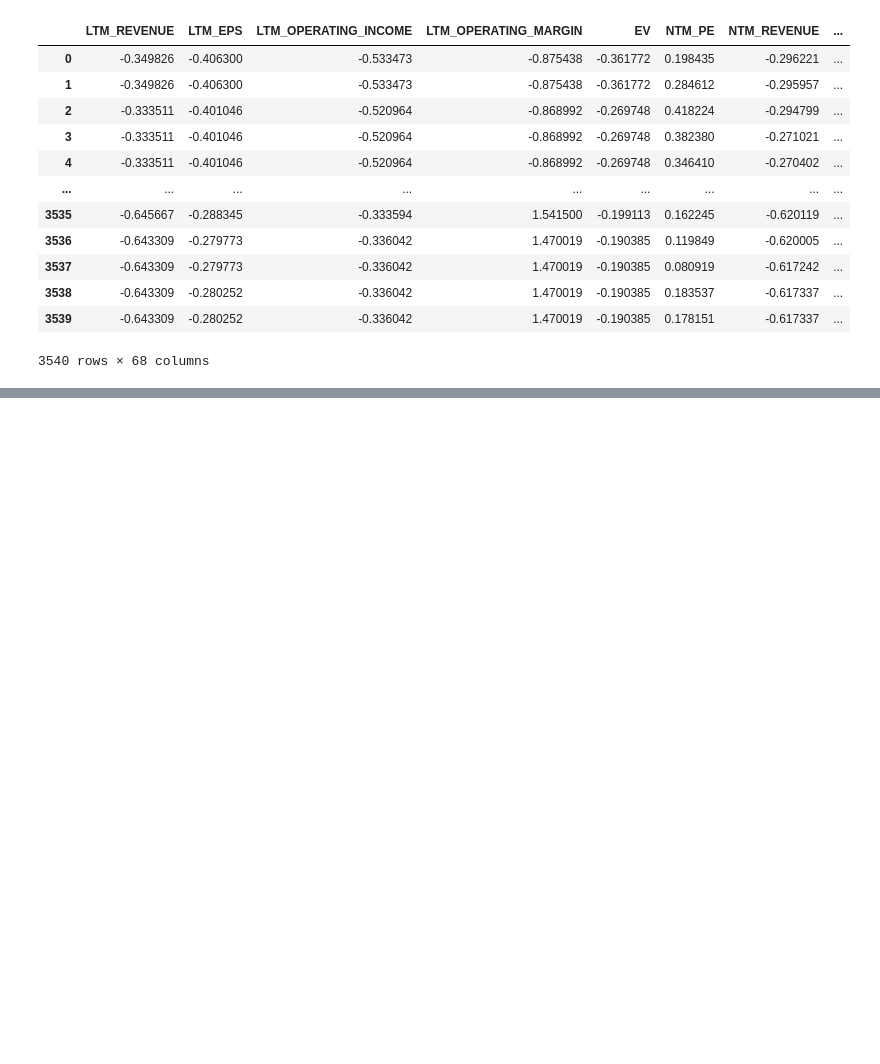
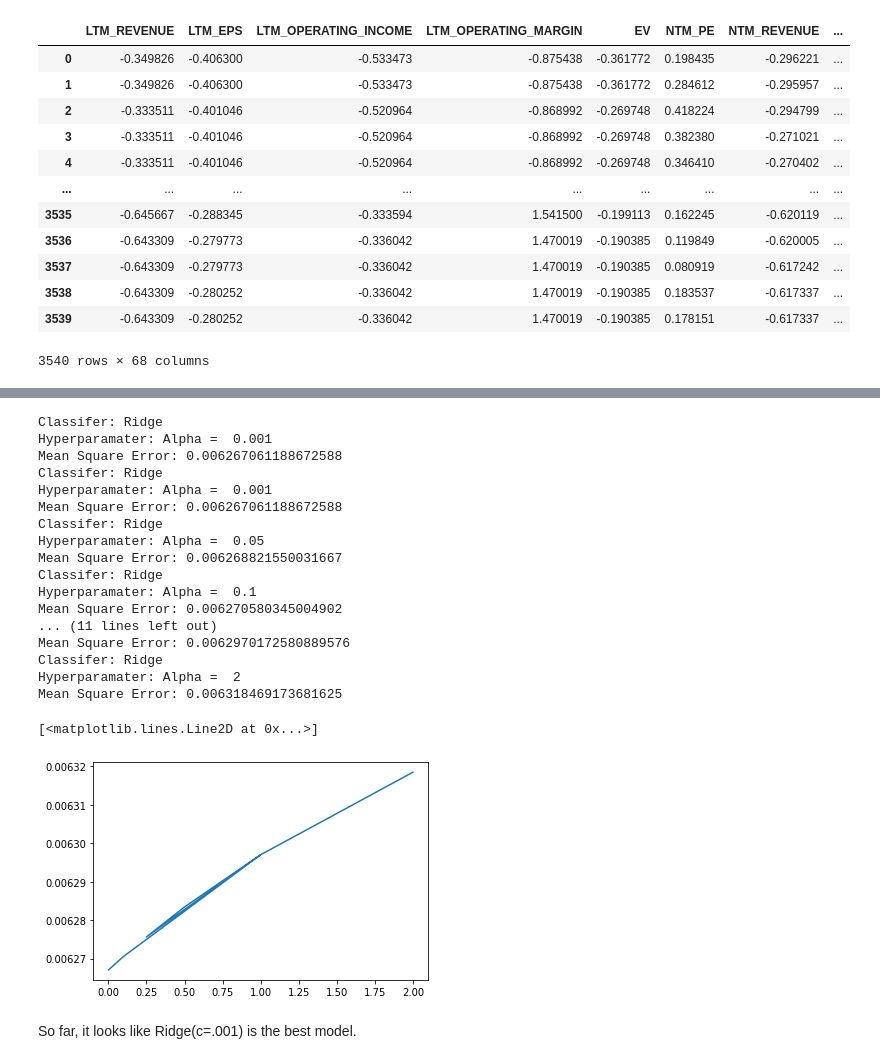
Before and after one commit to abhishekkumar0725/lazard, a Jupyter notebook: model_building.ipynb, the cells around one changed output, grey strips where cells are left out. Cells and saved outputs as stored; diff of their text form; code cells hidden in the pictures; blank space fills up the shorter version.

```diff
--- a/model_building.ipynb
+++ b/model_building.ipynb
@@ -94,0 +108,34 @@ clf_table
+# %%
+ridge_mses= []
+for c in c_values:
+    ridge_pipe = make_pipeline(Ridge(alpha=c))
+    ridge_pipe.fit(x_train, y_train)
+    ridge_prediction = ridge_pipe.predict(x_test)
+    ridge_mse = np.square(np.subtract(ridge_prediction,y_test)).mean()
+    ridge_mses.append(ridge_mse)
+    print('Classifer: Ridge')
+    print('Hyperparamater: Alpha = ', c)
+    print('Mean Square Error:', ridge_mse)
+plt.plot(c_values, ridge_mses)
+# %% [output]
+Classifer: Ridge
+Hyperparamater: Alpha =  0.001
+Mean Square Error: 0.006267061188672588
+Classifer: Ridge
+Hyperparamater: Alpha =  0.001
+Mean Square Error: 0.006267061188672588
+Classifer: Ridge
+Hyperparamater: Alpha =  0.05
+Mean Square Error: 0.006268821550031667
+Classifer: Ridge
+Hyperparamater: Alpha =  0.1
+Mean Square Error: 0.006270580345004902
+... (11 lines left out)
+Mean Square Error: 0.0062970172580889576
+Classifer: Ridge
+Hyperparamater: Alpha =  2
+Mean Square Error: 0.006318469173681625
+[<matplotlib.lines.Line2D at 0x...>]
+[figure, added]
+# %% [markdown]
+So far, it looks like Ridge(c=.001) is the best model.
```
Also changed, not shown: parts of 15 cells of this notebook.
